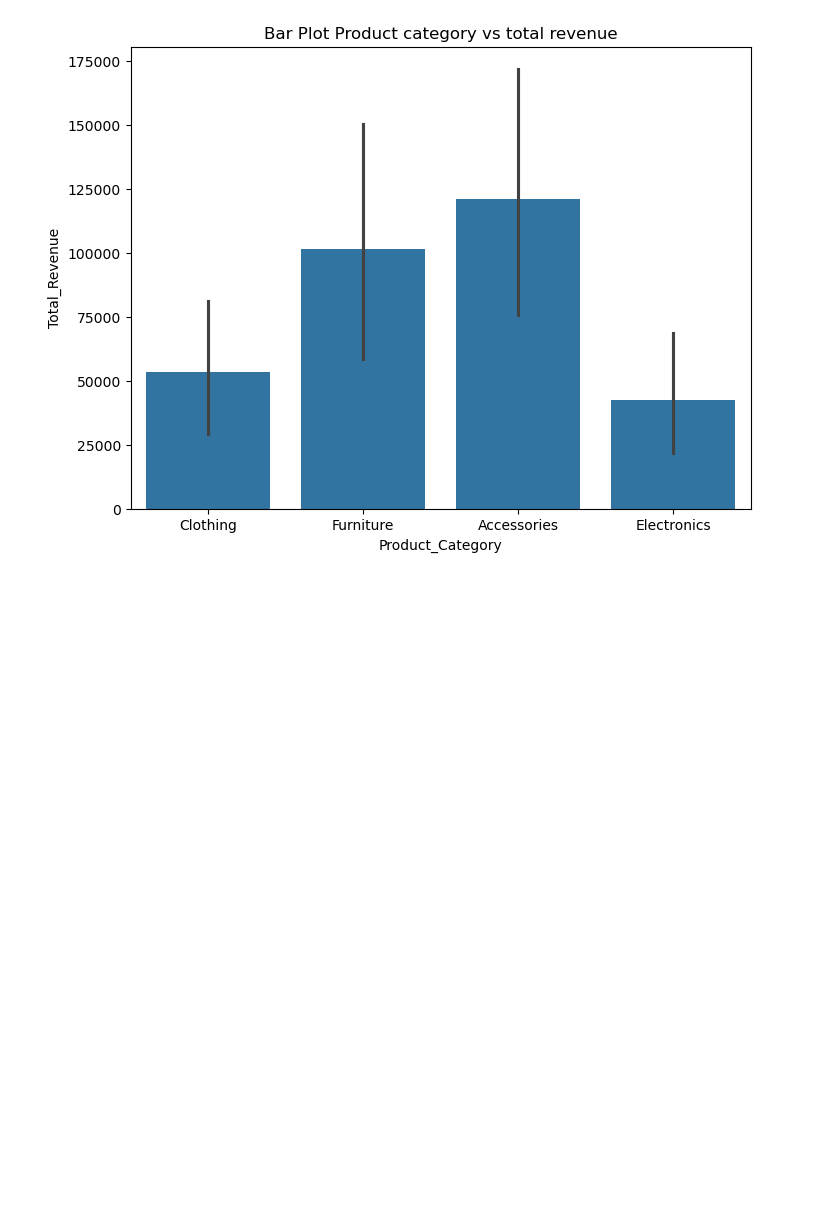
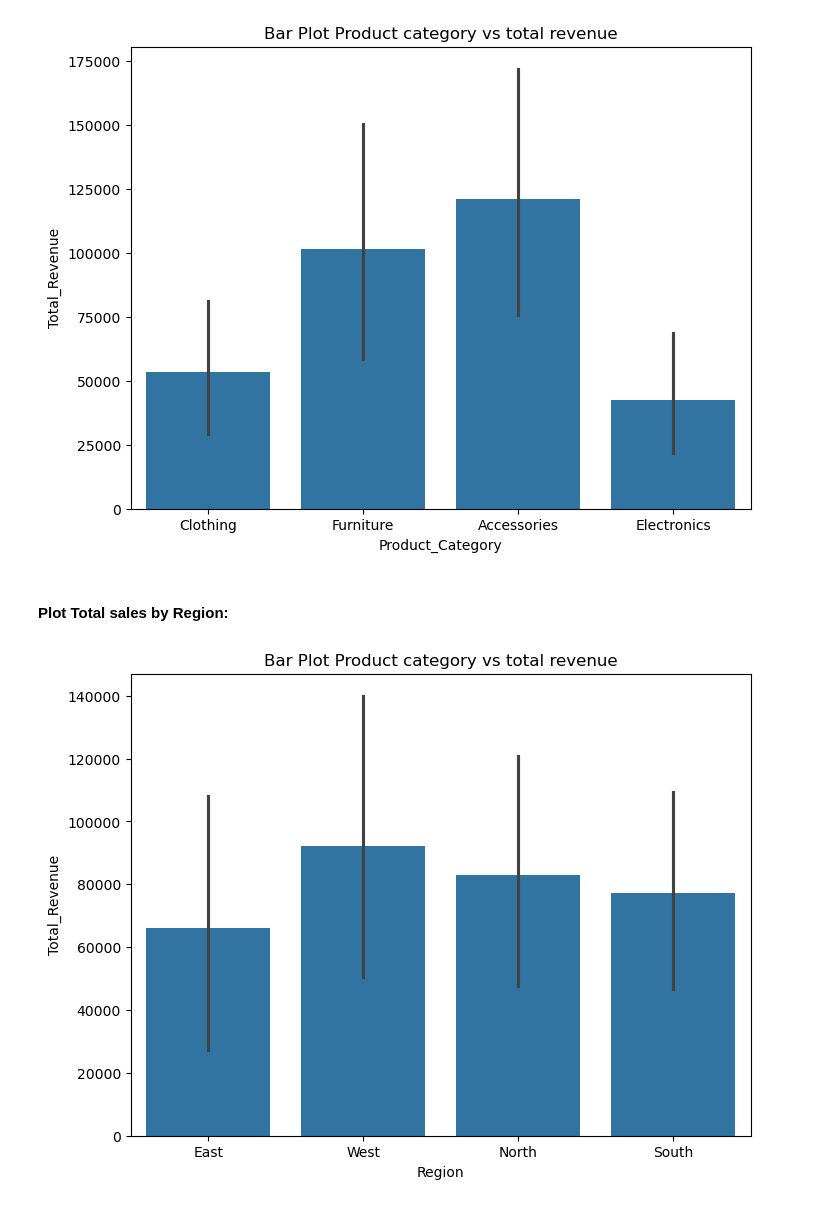
Before and after one commit to ganeshbgunjal/Python2, a Jupyter notebook: 10 Data Analysis with Numpy and Pandas/6 Data Visualisation with Seaborn.ipynb, the cells around one changed output. Cells and saved outputs as stored; diff of their text form; code cells hidden in the pictures; blank space fills up the shorter version.

```diff
--- a/10 Data Analysis with Numpy and Pandas/6 Data Visualisation with Seaborn.ipynb
+++ b/10 Data Analysis with Numpy and Pandas/6 Data Visualisation with Seaborn.ipynb
@@ -140,3 +140,13 @@ plt.title('Bar Plot Product category vs total revenue')
 plt.show()
 # %% [output]
 [figure]
+# %% [markdown]
+#### Plot Total sales by Region:
+# %%
+plt.figure(figsize=(8,6))
+
+sns.barplot(data= sales_df, x='Region', y= 'Total_Revenue',estimator=np.sum)
+plt.title('Bar Plot Product category vs total revenue')
+plt.show()
+# %% [output]
+[figure, added]
```
Also changed, not shown: parts of 1 cell of this notebook.
